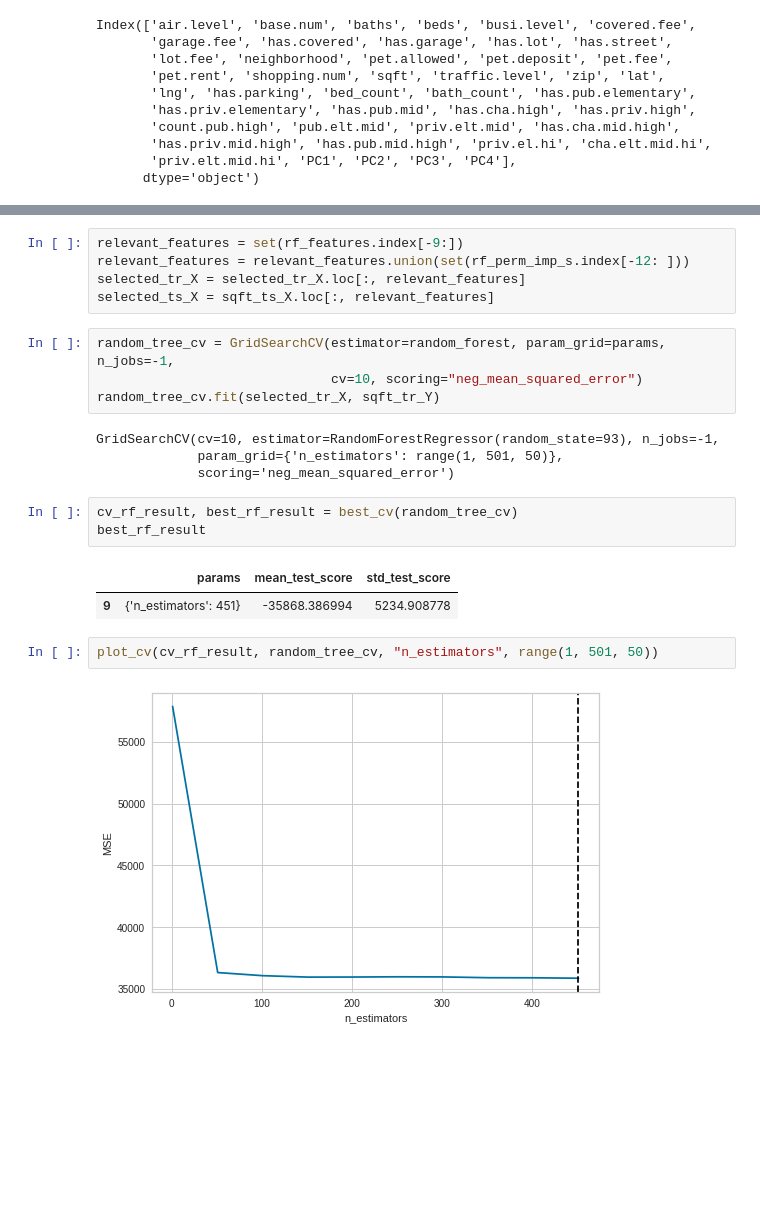
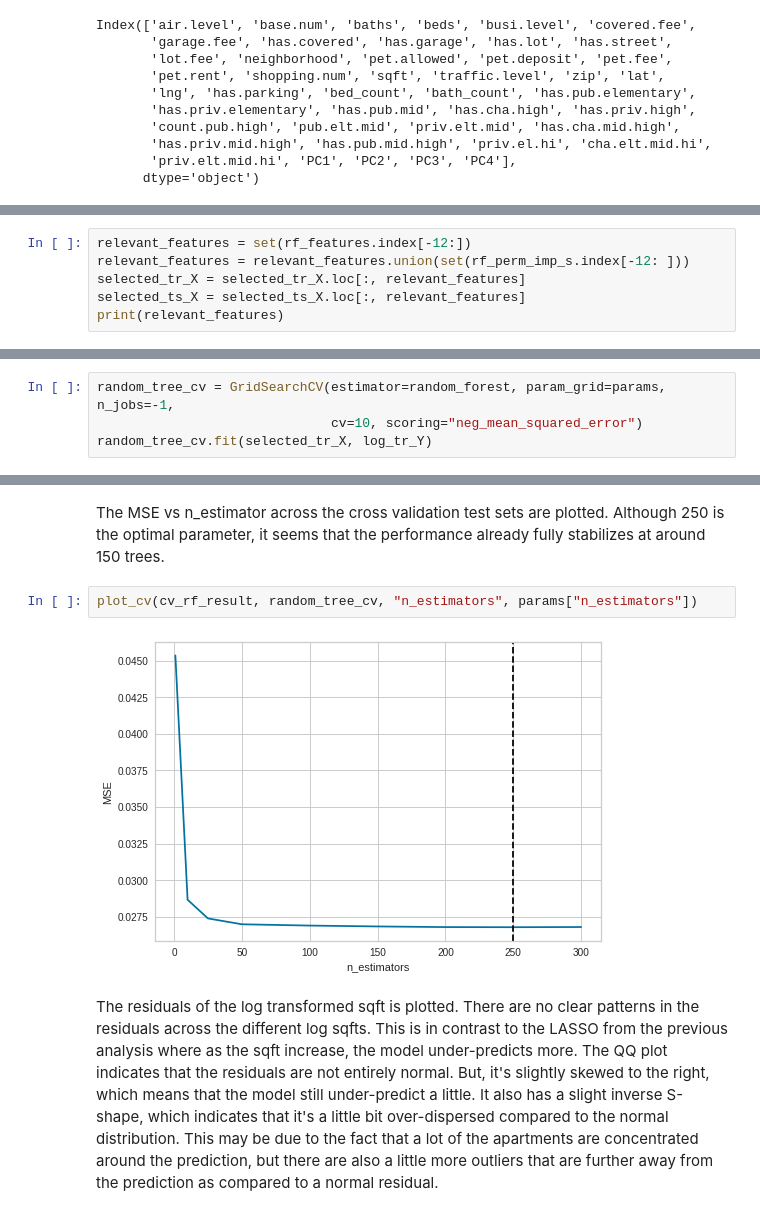
Before and after one commit to shilongdai/Analysis, a Jupyter notebook: Apartments/Apartment Sqft.ipynb, the cells around one changed output, grey strips where cells are left out. Cells and saved outputs as stored; diff of their text form; blank space fills up the shorter version.

```diff
--- a/Apartments/Apartment Sqft.ipynb
+++ b/Apartments/Apartment Sqft.ipynb
@@ -117,0 +292,6 @@ GridSearchCV(cv=10, estimator=RandomForestRegressor(random_state=93), n_jobs=-1,
+# %%
+relevant_features = set(rf_features.index[-12:])
+relevant_features = relevant_features.union(set(rf_perm_imp_s.index[-12: ]))
+selected_tr_X = selected_tr_X.loc[:, relevant_features]
+selected_ts_X = selected_ts_X.loc[:, relevant_features]
+print(relevant_features)
@@ -117,0 +308,4 @@ GridSearchCV(cv=10, estimator=RandomForestRegressor(random_state=93), n_jobs=-1,
+# %%
+random_tree_cv = GridSearchCV(estimator=random_forest, param_grid=params, n_jobs=-1,
+                              cv=10, scoring="neg_mean_squared_error")
+random_tree_cv.fit(selected_tr_X, log_tr_Y)
@@ -195,23 +334,12 @@ ValueError: X has 79 features, but DecisionTreeRegressor is expecting 12 feature
-# %%
-relevant_features = set(rf_features.index[-9:])
-relevant_features = relevant_features.union(set(rf_perm_imp_s.index[-12: ]))
-selected_tr_X = selected_tr_X.loc[:, relevant_features]
-selected_ts_X = sqft_ts_X.loc[:, relevant_features]
-# %%
-random_tree_cv = GridSearchCV(estimator=random_forest, param_grid=params, n_jobs=-1,
-                              cv=10, scoring="neg_mean_squared_error")
-random_tree_cv.fit(selected_tr_X, sqft_tr_Y)
-# %% [output]
-GridSearchCV(cv=10, estimator=RandomForestRegressor(random_state=93), n_jobs=-1,
-             param_grid={'n_estimators': range(1, 501, 50)},
-             scoring='neg_mean_squared_error')
-# %%
-cv_rf_result, best_rf_result = best_cv(random_tree_cv)
-best_rf_result
-# %% [output]
-|  | params | mean_test_score | std_test_score |
-| 9 | {'n_estimators': 451} | -35868.386994 | 5234.908778 |
+# %% [markdown]
+The MSE vs n_estimator across the cross validation test sets are plotted. Although 250 is the optimal parameter, it seems that
+the performance already fully stabilizes at around 150 trees.
 # %%
-plot_cv(cv_rf_result, random_tree_cv, "n_estimators", range(1, 501, 50))
+plot_cv(cv_rf_result, random_tree_cv, "n_estimators", params["n_estimators"])
 # %% [output]
-[figure, old version]
+[figure, new version]
+# %% [markdown]
+The residuals of the log transformed sqft is plotted. There are no clear patterns in the residuals across the different
+log sqfts. This is in contrast to the LASSO from the previous analysis where as the sqft increase, the model under-predicts
+more. The QQ plot indicates that the residuals are not entirely normal. But, it's slightly skewed to the right, which
+means that the model still under-predict a little. It also has a slight inverse S-shape, which indicates that it's a little bit over-dispersed compared to the normal distribution. This may be due to the fact that a lot of the apartments are concentrated around the prediction, but there are also a little more outliers that are further away from the prediction as compared to a normal residual.
```
Also changed, not shown: parts of 82 cells of this notebook, 1 other file.
